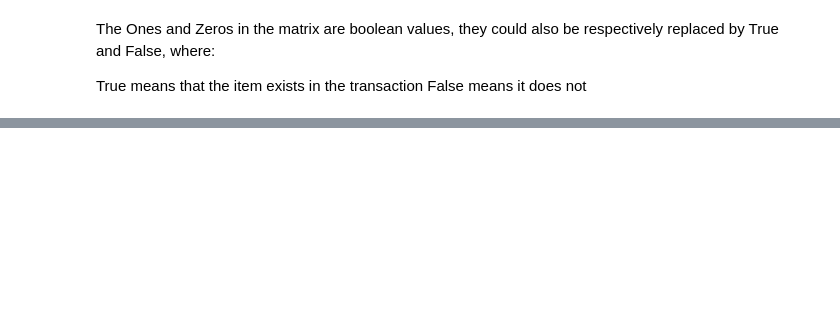
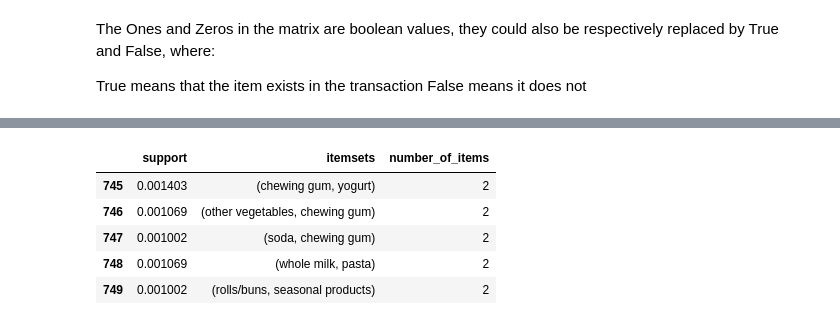
Before and after one commit to Chaitra-B-V/Frequent-Pattern-Mining-Algorithms, a Jupyter notebook: fpgrowth.ipynb, the cells around one changed output, grey strips where cells are left out. Cells and saved outputs as stored; diff of their text form; code cells hidden in the pictures; blank space fills up the shorter version.

```diff
--- a/fpgrowth.ipynb
+++ b/fpgrowth.ipynb
@@ -90,0 +185,9 @@ trans_encoder_matrix.head()
+# %%
+fpgrowth_matrix.tail()
+# %% [output]
+|  | support | itemsets | number_of_items |
+| 745 | 0.001403 | (chewing gum, yogurt) | 2 |
+| 746 | 0.001069 | (other vegetables, chewing gum) | 2 |
+| 747 | 0.001002 | (soda, chewing gum) | 2 |
+| 748 | 0.001069 | (whole milk, pasta) | 2 |
+| 749 | 0.001002 | (rolls/buns, seasonal products) | 2 |
```
Also changed, not shown: parts of 13 cells of this notebook.
